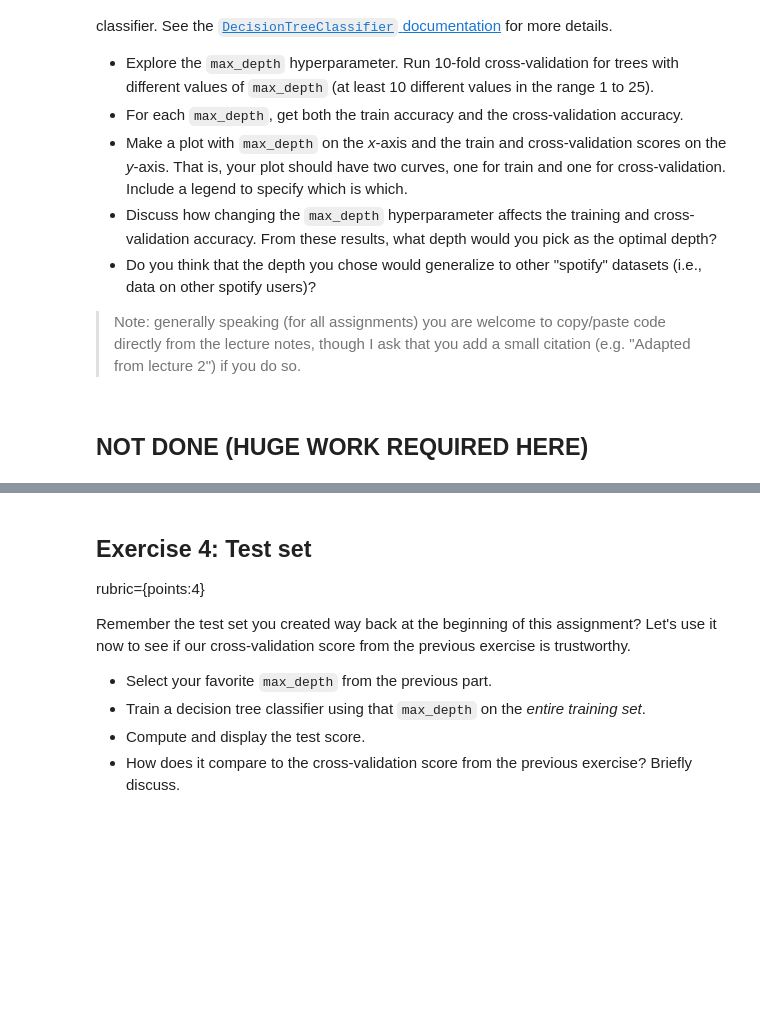
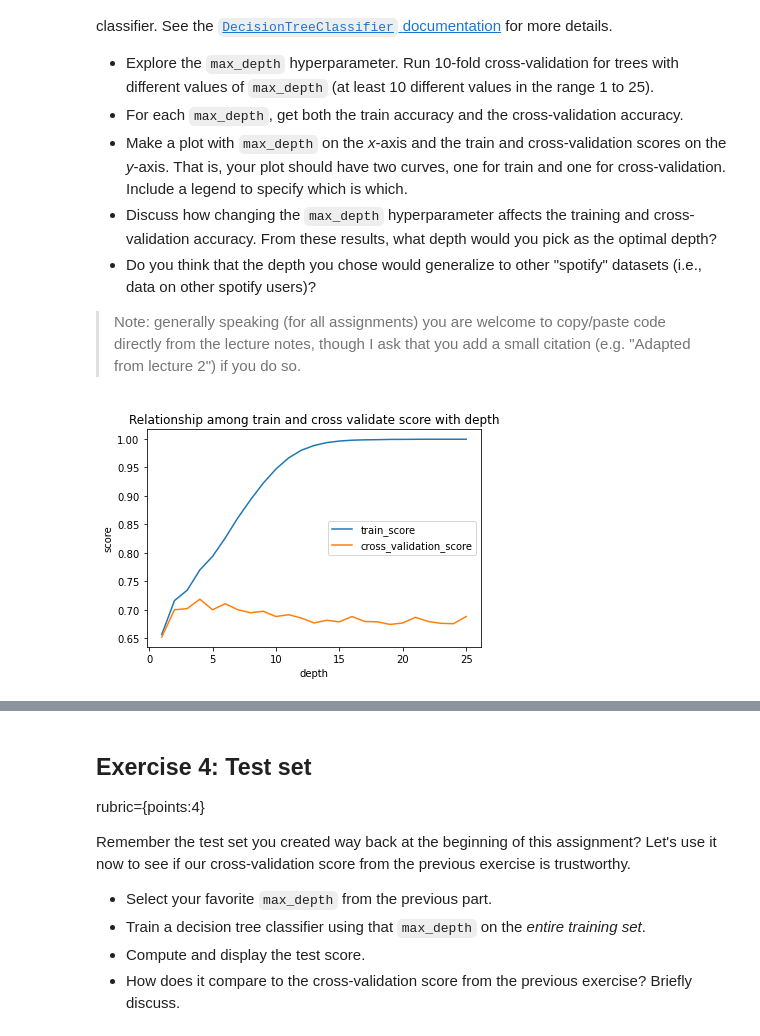
Before and after one commit to tonyliang19/cpsc330-2022s, a Jupyter notebook: hw/hw2/hw2.ipynb, the cells around one changed output, grey strips where cells are left out. Cells and saved outputs as stored; diff of their text form; code cells hidden in the pictures; blank space fills up the shorter version.

```diff
--- a/hw/hw2/hw2.ipynb
+++ b/hw/hw2/hw2.ipynb
@@ -265,5 +271,28 @@ In this exercise, you'll experiment with the `max_depth` hyperparameter of the d
 - Do you think that the depth you chose would generalize to other "spotify" datasets (i.e., data on other spotify users)?
 
 > Note: generally speaking (for all assignments) you are welcome to copy/paste code directly from the lecture notes, though I ask that you add a small citation (e.g. "Adapted from lecture 2") if you do so.
-# %% [markdown]
-## NOT DONE (HUGE WORK REQUIRED HERE)
+# %%
+#X_train, X_test, y_train, y_test = train_test_split(X, y, random_state=1)
+# Adapted from Lecture 3
+results_dict = {
+    "depth": [],
+    "train_score":[],
+    "cross_validation_score": [],
+}
+param_grid = {"max_depth": np.arange(1, 26)}
+
+for depth in param_grid["max_depth"]:
+    model = DecisionTreeClassifier(max_depth=depth)
+    scores = cross_validate(model, X_train, y_train, cv=10, return_train_score=True)
+    results_dict["depth"].append(depth)
+    results_dict["cross_validation_score"].append(np.mean(scores["test_score"]))
+    results_dict["train_score"].append(np.mean(scores["train_score"]))
+
+results_df = pd.DataFrame(results_dict)
+results_df = results_df.set_index("depth")
+results_df[["train_score", "cross_validation_score"]].plot(ylabel = "score", title = "Relationship among train and cross validate score with depth");
+best_depth_error = np.max(results_df["cross_validation_score"])
+best_depth_index = np.argmax(results_df["cross_validation_score"])
+best_depth = results_df.index.values[best_depth_index] # max_depth = 4
+# %% [output]
+[figure, added]
```
Also changed, not shown: parts of 21 cells of this notebook, 1 other file.
